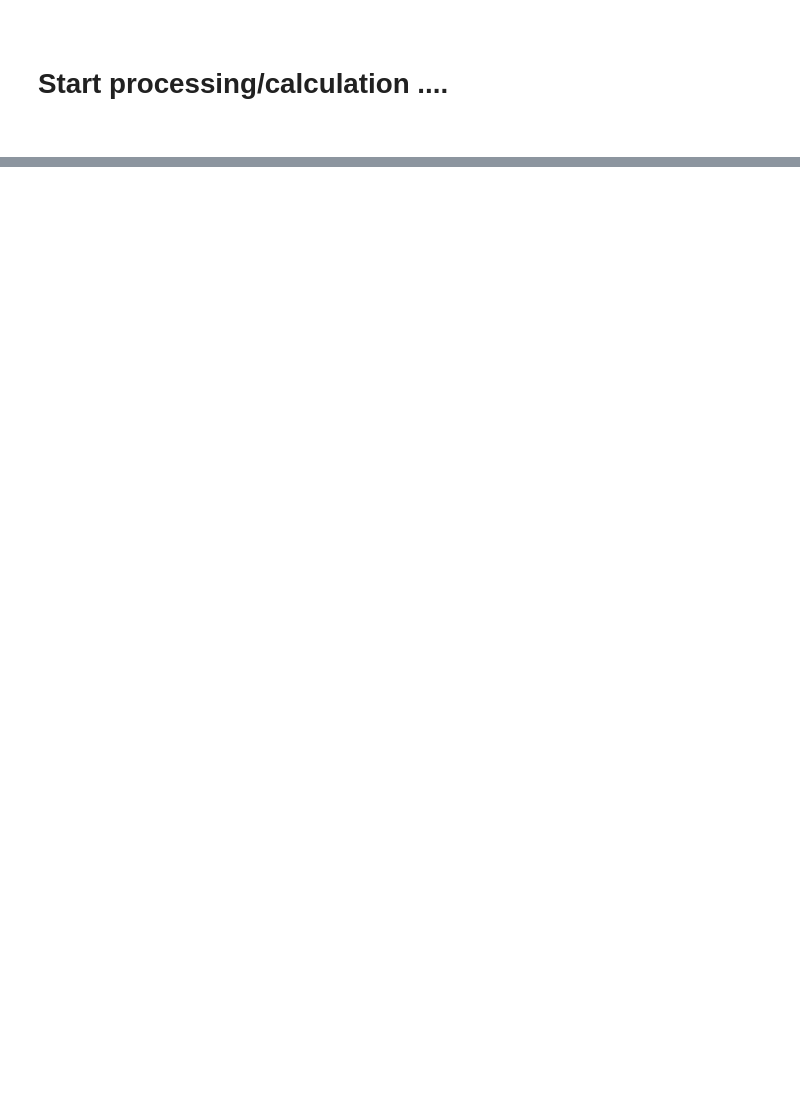
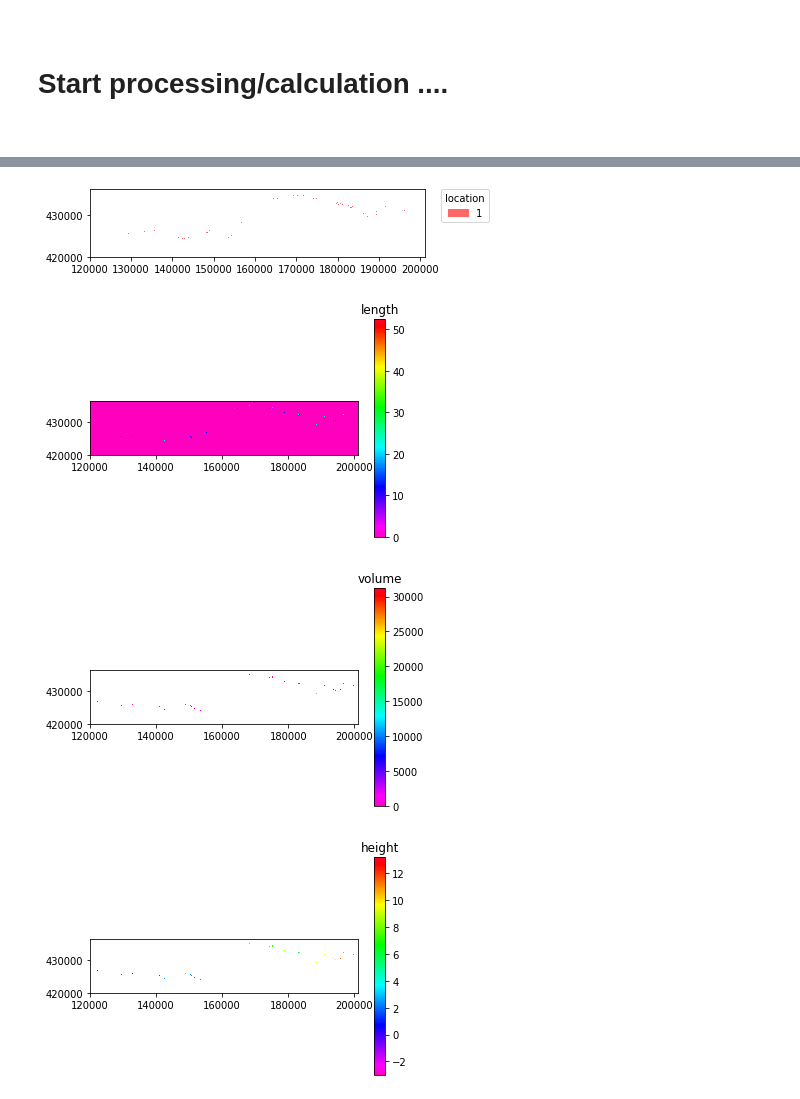
Before and after one commit to UU-Hydro/RiverScape, a Jupyter notebook: scratch/version_201909XX/intervent_parameter.ipynb, the cells around one changed output, grey strips where cells are left out. Cells and saved outputs as stored; diff of their text form; code cells hidden in the pictures; blank space fills up the shorter version.

```diff
--- a/scratch/version_201909XX/intervent_parameter.ipynb
+++ b/scratch/version_201909XX/intervent_parameter.ipynb
@@ -290,0 +154,8 @@ for measure in msr_list:
+# %%
+# plot groynes
+groynes.plot()
+# %% [output]
+[figure, added]
+[figure, added]
+[figure, added]
+[figure, added]
```
Also changed, not shown: parts of 71 cells of this notebook, 18 other files.
